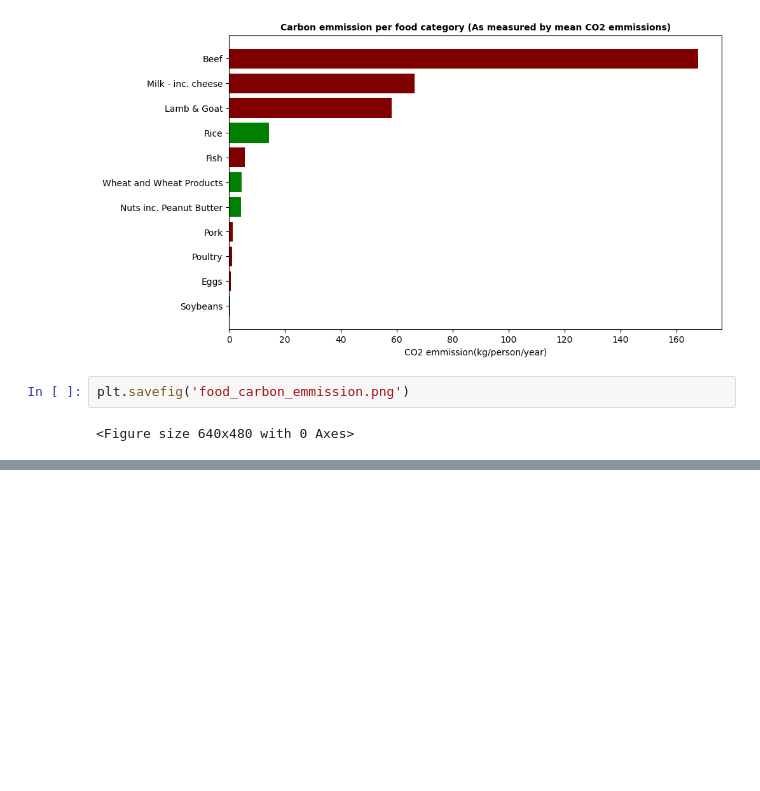
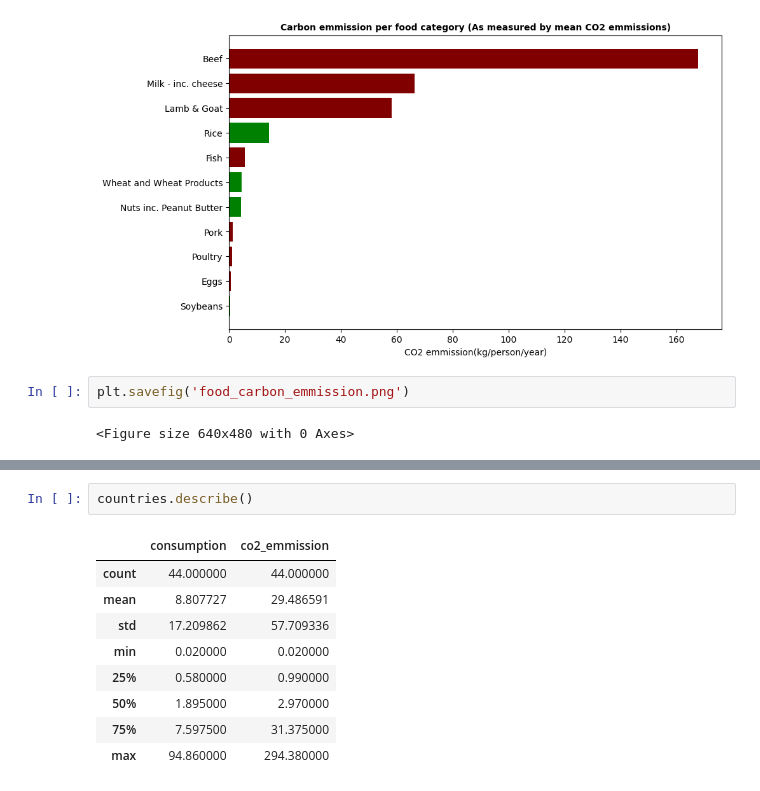
Before and after one commit to Doclikam/Python-pydata, a Jupyter notebook: food_carbon_footprint.ipynb, the cells around one changed output, grey strips where cells are left out. Cells and saved outputs as stored; diff of their text form; blank space fills up the shorter version.

```diff
--- a/food_carbon_footprint.ipynb
+++ b/food_carbon_footprint.ipynb
@@ -134,0 +167,12 @@ plt.savefig('food_carbon_emmission.png')
+# %%
+countries.describe()
+# %% [output]
+|  | consumption | co2_emmission |
+| count | 44.000000 | 44.000000 |
+| mean | 8.807727 | 29.486591 |
+| std | 17.209862 | 57.709336 |
+| min | 0.020000 | 0.020000 |
+| 25% | 0.580000 | 0.990000 |
+| 50% | 1.895000 | 2.970000 |
+| 75% | 7.597500 | 31.375000 |
+| max | 94.860000 | 294.380000 |
```
Also changed, not shown: parts of 13 cells of this notebook.
